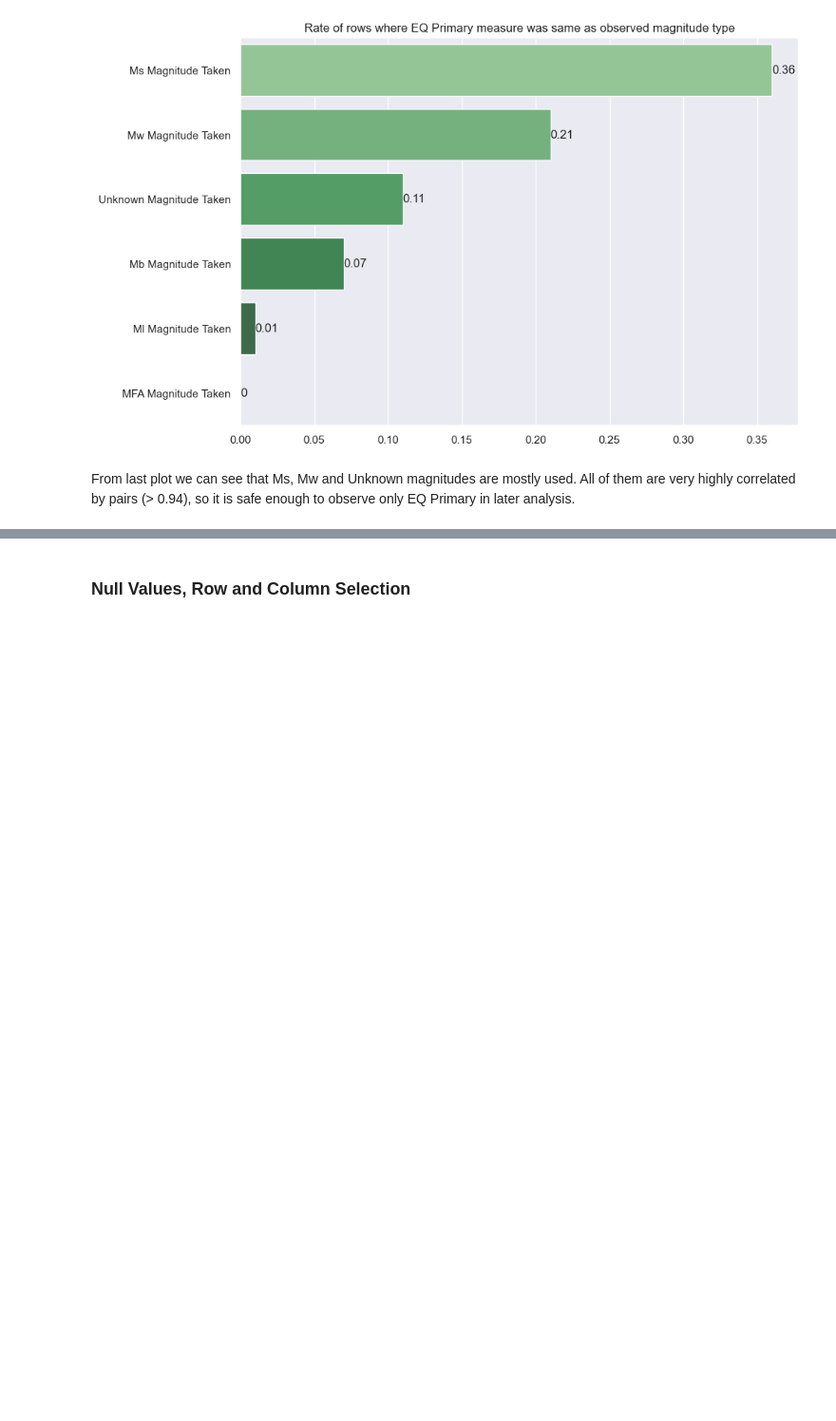
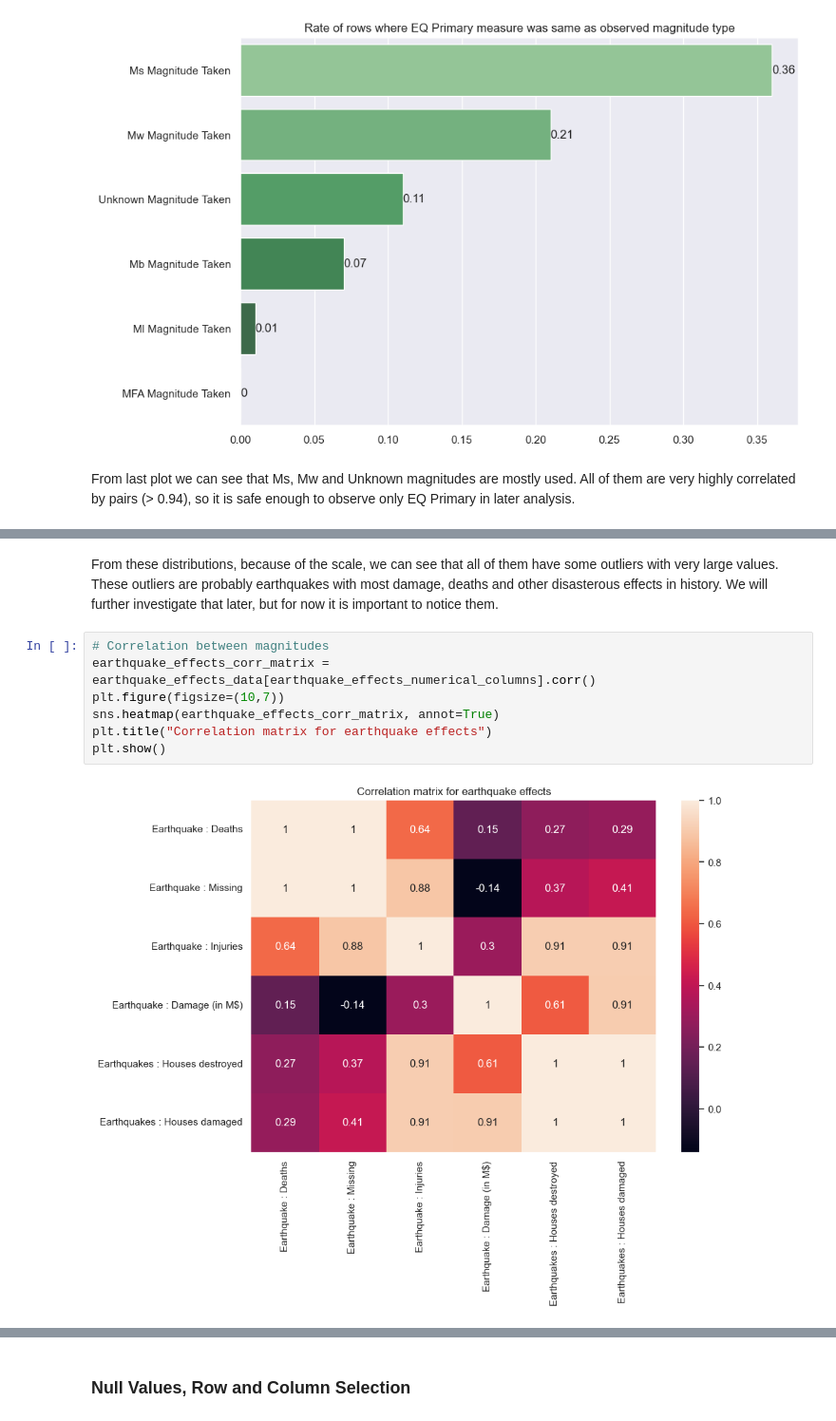
Before and after one commit to DejanGjer/Earthquakes-EDA, a Jupyter notebook: project.ipynb, the cells around one changed output, grey strips where cells are left out. Shown at 95% size. Cells and saved outputs as stored; diff of their text form; blank space fills up the shorter version.

```diff
--- a/project.ipynb
+++ b/project.ipynb
@@ -439,0 +520,11 @@ From last plot we can see that Ms, Mw and Unknown magnitudes are mostly used. Al
+# %% [markdown]
+From these distributions, because of the scale, we can see that all of them have some outliers with very large values. These outliers are probably earthquakes with most damage, deaths and other disasterous effects in history. We will further investigate that later, but for now it is important to notice them.
+# %%
+# Correlation between magnitudes
+earthquake_effects_corr_matrix = earthquake_effects_data[earthquake_effects_numerical_columns].corr()
+plt.figure(figsize=(10,7))
+sns.heatmap(earthquake_effects_corr_matrix, annot=True)
+plt.title("Correlation matrix for earthquake effects")
+plt.show()
+# %% [output]
+[figure, added]
```
Also changed, not shown: parts of 13 cells of this notebook, 2 other files.
